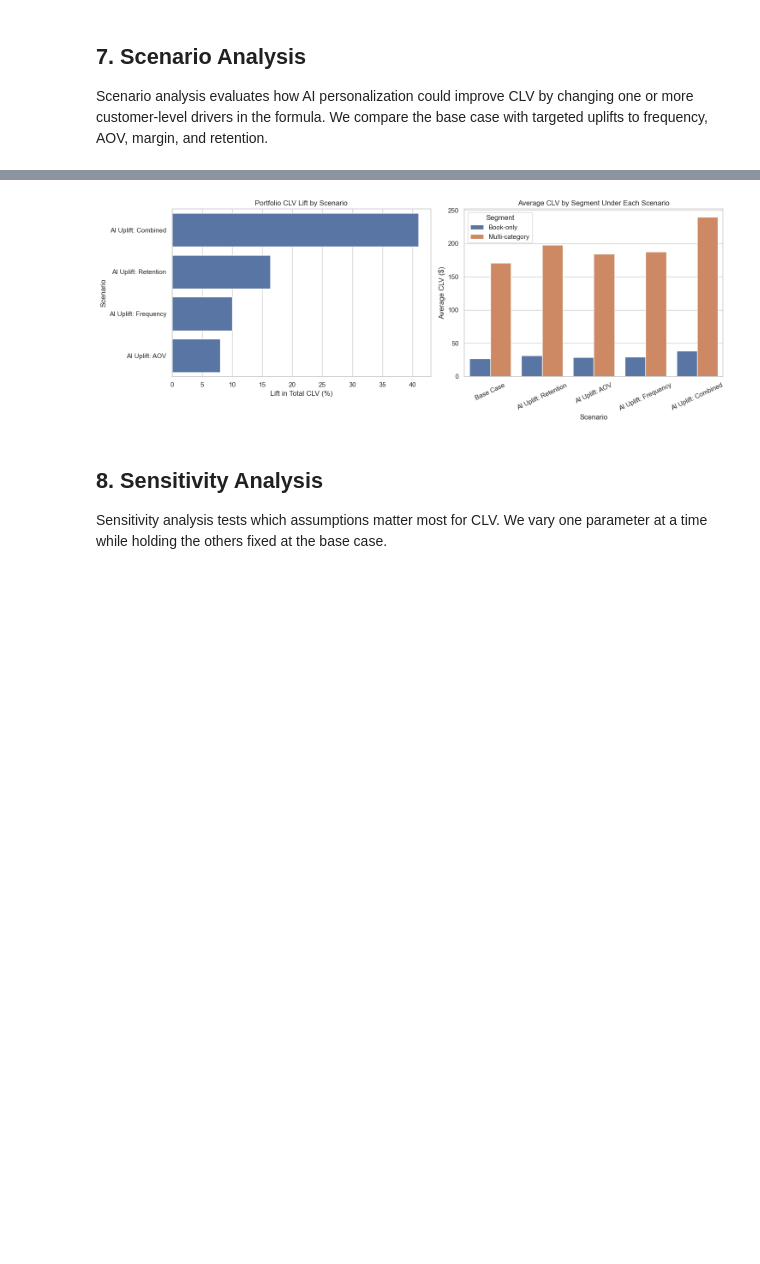
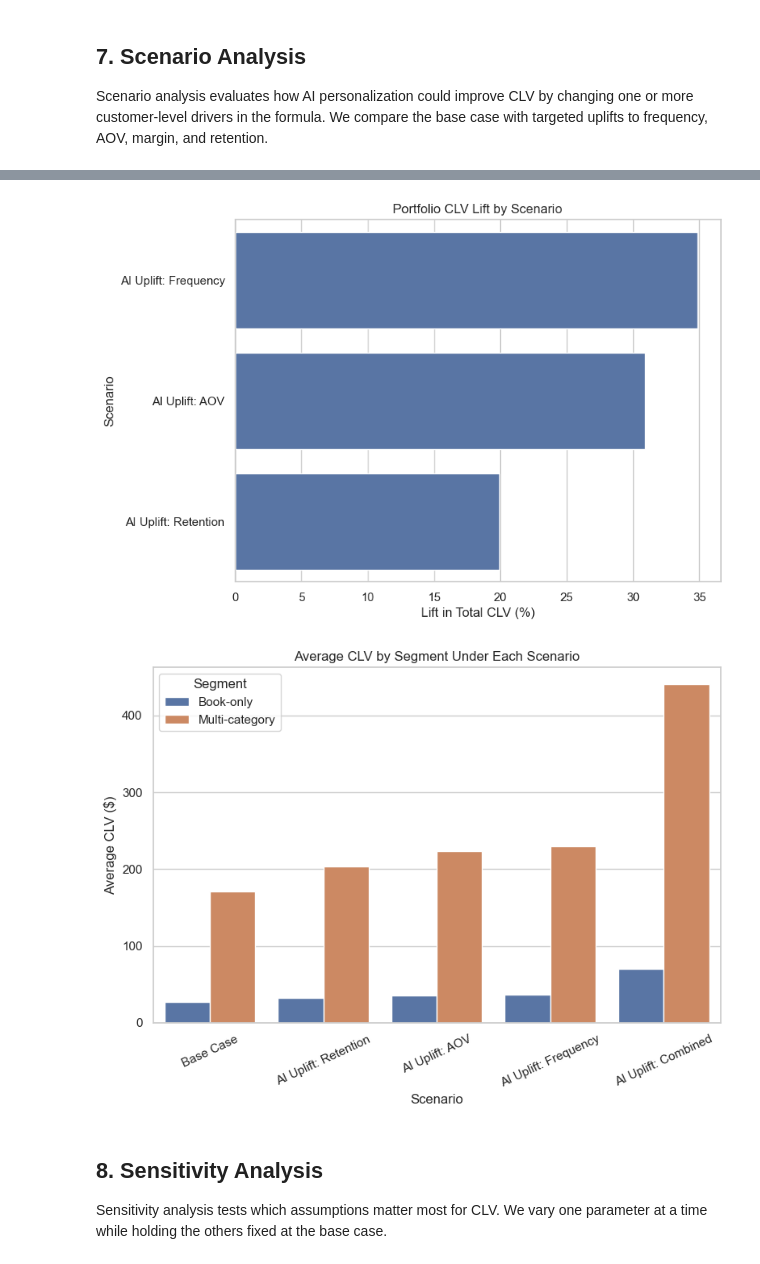
Before and after one commit to GuanlinTony/Fire_Marketing, a Jupyter notebook: Indigo_CLV_Project.ipynb, the cells around one changed output, grey strips where cells are left out. Drawn from its saved outputs; the diff is of its cells as text; code cells hidden in the pictures; blank space fills up the shorter version.

```diff
--- a/Indigo_CLV_Project.ipynb
+++ b/Indigo_CLV_Project.ipynb
@@ -504,10 +504,10 @@ Scenario analysis evaluates how AI personalization could improve CLV by changing
 # %%
 scenario_settings = {
     "Base Case": {"aov_mult": 1.00, "freq_mult": 1.00, "margin_mult": 1.00, "retention_add": 0.00},
-    "AI Uplift: Retention": {"aov_mult": 1.00, "freq_mult": 1.00, "margin_mult": 1.00, "retention_add": 0.05},
-    "AI Uplift: AOV": {"aov_mult": 1.08, "freq_mult": 1.00, "margin_mult": 1.00, "retention_add": 0.00},
-    "AI Uplift: Frequency": {"aov_mult": 1.00, "freq_mult": 1.10, "margin_mult": 1.00, "retention_add": 0.00},
-    "AI Uplift: Combined": {"aov_mult": 1.08, "freq_mult": 1.10, "margin_mult": 1.02, "retention_add": 0.05}
+    "AI Uplift: Retention": {"aov_mult": 1.00, "freq_mult": 1.00, "margin_mult": 1.00, "retention_add": 0.06},
+    "AI Uplift: AOV": {"aov_mult": 1.3089, "freq_mult": 1.00, "margin_mult": 1.00, "retention_add": 0.00},
+    "AI Uplift: Frequency": {"aov_mult": 1.00, "freq_mult": 1.3486, "margin_mult": 1.00, "retention_add": 0.00},
+    "AI Uplift: Combined": {"aov_mult": 1.3089, "freq_mult": 1.3486, "margin_mult": 1.224, "retention_add": 0.06}
 }
 
 scenario_rows = []
@@ -564,28 +876,32 @@ display(scenario_summary.rename(columns={
 # %%
-fig, axes = plt.subplots(1, 2, figsize=(15, 5.5))
-scenario_summary_2 = scenario_summary[scenario_summary["scenario"] != "Base Case"]
-sns.barplot(data=scenario_summary_2, x="lift_vs_base_pct", y="scenario", ax=axes[0])
-axes[0].set_title("Portfolio CLV Lift by Scenario")
-axes[0].set_xlabel("Lift in Total CLV (%)")
-axes[0].set_ylabel("Scenario")
+# fig, axes = plt.subplots(1, 2, figsize=(15, 5.5))
 
+scenario_summary_2 = scenario_summary[~scenario_summary["scenario"].isin(["Base Case", "AI Uplift: Combined"])]
+plt.figure(figsize=(8, 6))
+sns.barplot(data=scenario_summary_2, x="lift_vs_base_pct", y="scenario")
+plt.title("Portfolio CLV Lift by Scenario")
+plt.xlabel("Lift in Total CLV (%)")
+plt.ylabel("Scenario")
+
+
+plt.figure(figsize=(8, 6))
 sns.barplot(
     data=scenario_segment_summary,
     x="scenario",
     y="avg_clv",
-    hue="segment_label",
-    ax=axes[1]
+    hue="segment_label"
 )
-axes[1].set_title("Average CLV by Segment Under Each Scenario")
-axes[1].set_xlabel("Scenario")
-axes[1].set_ylabel("Average CLV ($)")
-axes[1].legend(title="Segment")
-axes[1].tick_params(axis="x", rotation=25)
+plt.title("Average CLV by Segment Under Each Scenario")
+plt.xlabel("Scenario")
+plt.ylabel("Average CLV ($)")
+plt.legend(title="Segment")
+plt.tick_params(axis="x", rotation=25)
 
 plt.tight_layout()
 plt.show()
 # %% [output]
-[figure, old version]
+[figure, new version]
+[figure, added]
 # %% [markdown]
 ## 8. Sensitivity Analysis
 
```
Also changed, not shown: parts of 5 cells of this notebook.
